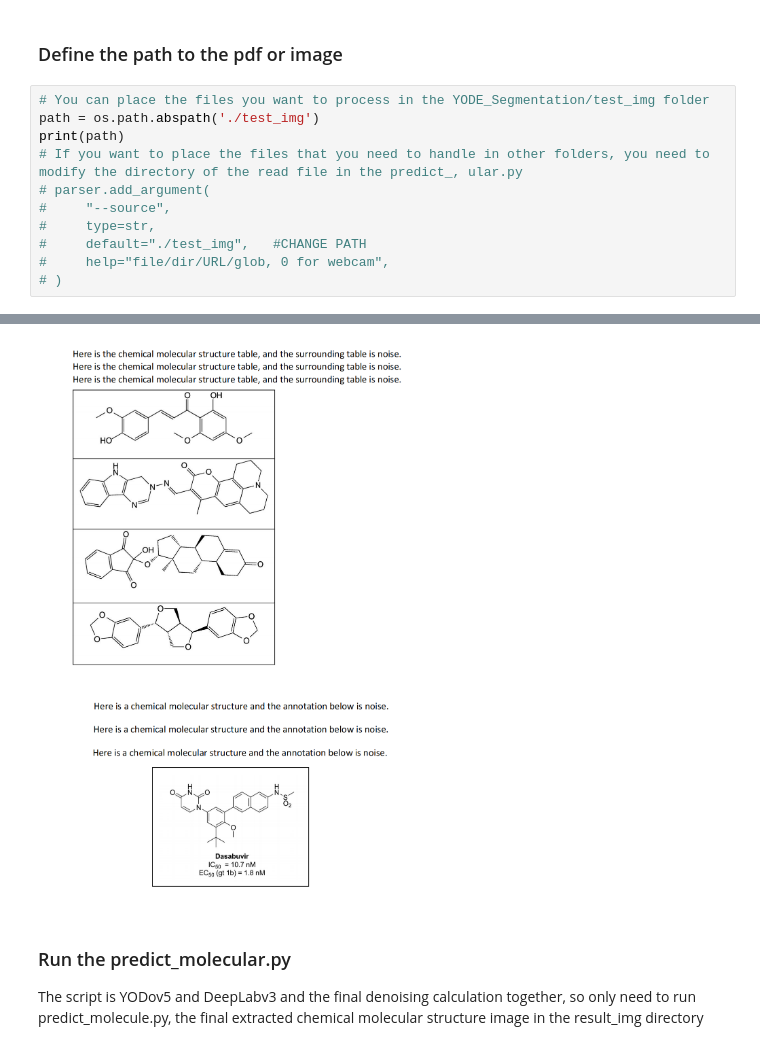
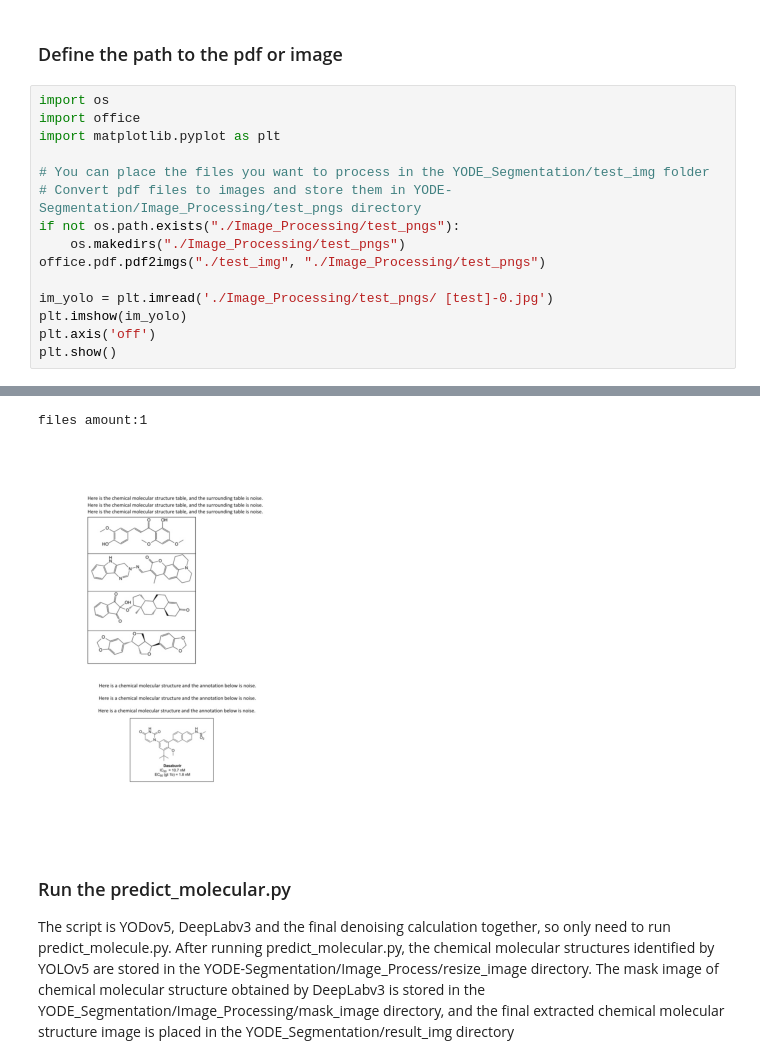
Before and after one commit to OneChorm/YoDe-Segmentation, a Jupyter notebook: YoDe-Segmentation_documentation.ipynb, the cells around one changed output, grey strips where cells are left out. Cells and saved outputs as stored; diff of their text form.

```diff
--- a/YoDe-Segmentation_documentation.ipynb
+++ b/YoDe-Segmentation_documentation.ipynb
@@ -7,13 +7,18 @@
 # %% [markdown]
 <h3>Define the path to the pdf or image</h3>
 # %%
+import os
+import office
+import matplotlib.pyplot as plt
+
 # You can place the files you want to process in the YODE_Segmentation/test_img folder
-path = os.path.abspath('./test_img')
-print(path)
-# If you want to place the files that you need to handle in other folders, you need to modify the directory of the read file in the predict_, ular.py
-# parser.add_argument(
-#     "--source",
-#     type=str,
-#     default="./test_img",   #CHANGE PATH
-#     help="file/dir/URL/glob, 0 for webcam",
-# )
+# Convert pdf files to images and store them in YODE-Segmentation/Image_Processing/test_pngs directory
+if not os.path.exists("./Image_Processing/test_pngs"):
+    os.makedirs("./Image_Processing/test_pngs")
+office.pdf.pdf2imgs("./test_img", "./Image_Processing/test_pngs")
+
+im_yolo = plt.imread('./Image_Processing/test_pngs/ [test]-0.jpg')
+plt.imshow(im_yolo)
+plt.axis('off')
+plt.show()
+# %% [output]
@@ -20,7 +27,7 @@ print(path)
+files amount:1
+[figure, added]
-# %% [markdown]
-![image-2.png](attachment:image-2.png)
 # %% [markdown]
 <h3>Run the predict_molecular.py</h3>
-The script is YODov5 and DeepLabv3 and the final denoising calculation together, so only need to run predict_molecule.py, the final extracted chemical molecular structure image in the result_img directory
+The script is YODov5, DeepLabv3 and the final denoising calculation together, so only need to run predict_molecule.py. After running predict_molecular.py, the chemical molecular structures identified by YOLOv5 are stored in the YODE-Segmentation/Image_Process/resize_image directory. The mask image of chemical molecular structure obtained by DeepLabv3 is stored in the YODE_Segmentation/Image_Processing/mask_image directory, and the final extracted chemical molecular structure image is placed in the YODE_Segmentation/result_img directory
 # %%
 %run predict_molecular.py
```
Also changed, not shown: parts of 11 cells of this notebook.
